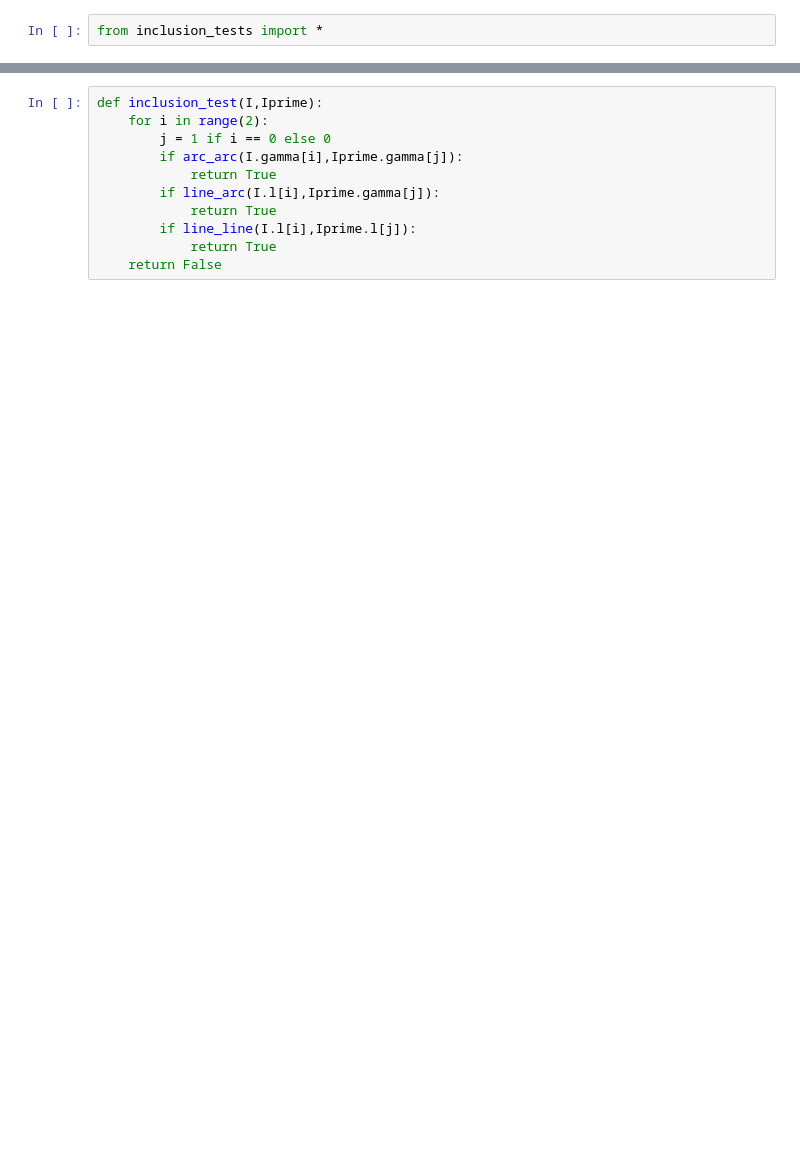
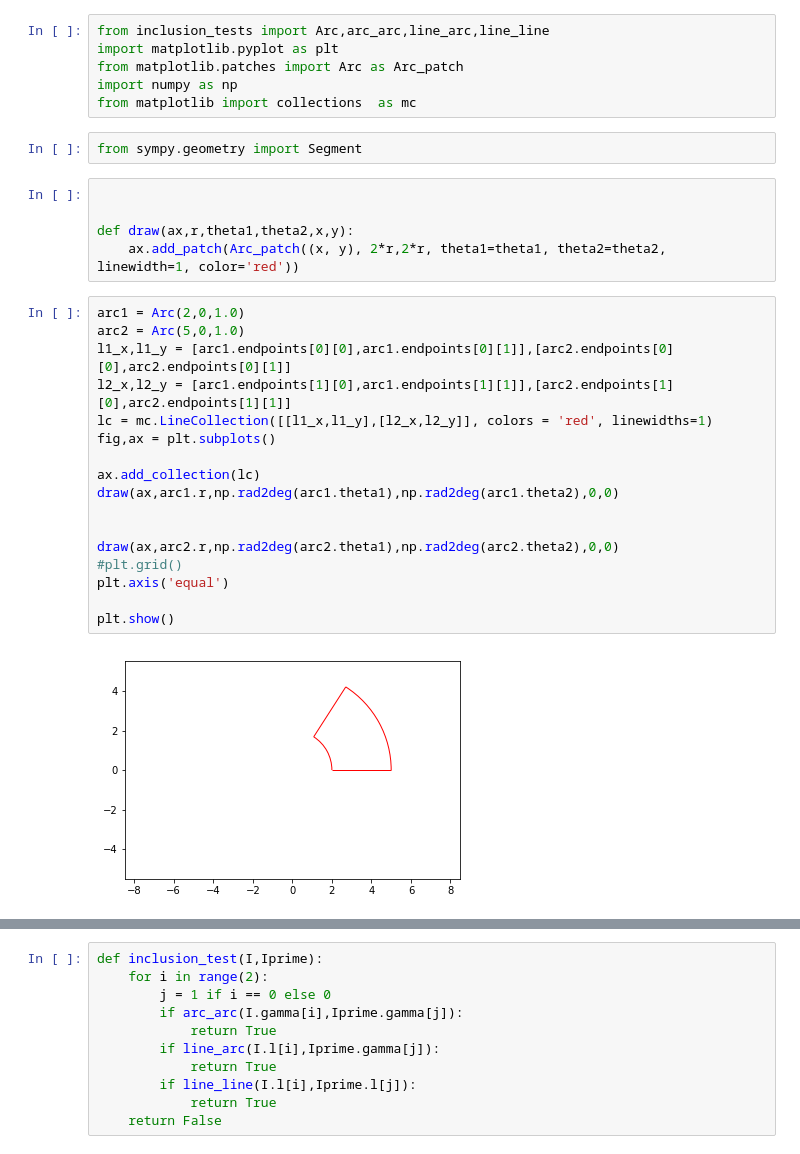
Before and after one commit to KshitijBhat/interval-analysis-method, a Jupyter notebook: interval_test_algo.ipynb, the cells around one changed output, grey strips where cells are left out. Cells and saved outputs as stored; diff of their text form; blank space fills up the shorter version.

```diff
--- a/interval_test_algo.ipynb
+++ b/interval_test_algo.ipynb
@@ -1,2 +1,32 @@
 # %%
-from inclusion_tests import *
+from inclusion_tests import Arc,arc_arc,line_arc,line_line
+import matplotlib.pyplot as plt
+from matplotlib.patches import Arc as Arc_patch
+import numpy as np
+from matplotlib import collections  as mc
+# %%
+from sympy.geometry import Segment
+# %%
+
+
+def draw(ax,r,theta1,theta2,x,y):
+    ax.add_patch(Arc_patch((x, y), 2*r,2*r, theta1=theta1, theta2=theta2, linewidth=1, color='red'))
+# %%
+arc1 = Arc(2,0,1.0)
+arc2 = Arc(5,0,1.0)
+l1_x,l1_y = [arc1.endpoints[0][0],arc1.endpoints[0][1]],[arc2.endpoints[0][0],arc2.endpoints[0][1]]
+l2_x,l2_y = [arc1.endpoints[1][0],arc1.endpoints[1][1]],[arc2.endpoints[1][0],arc2.endpoints[1][1]]
+lc = mc.LineCollection([[l1_x,l1_y],[l2_x,l2_y]], colors = 'red', linewidths=1)
+fig,ax = plt.subplots()
+
+ax.add_collection(lc)
+draw(ax,arc1.r,np.rad2deg(arc1.theta1),np.rad2deg(arc1.theta2),0,0)
+
+
+draw(ax,arc2.r,np.rad2deg(arc2.theta1),np.rad2deg(arc2.theta2),0,0)
+#plt.grid()
+plt.axis('equal')
+
+plt.show()
+# %% [output]
+[figure, added]
```
Also changed, not shown: parts of 9 cells of this notebook, 3 other files.
